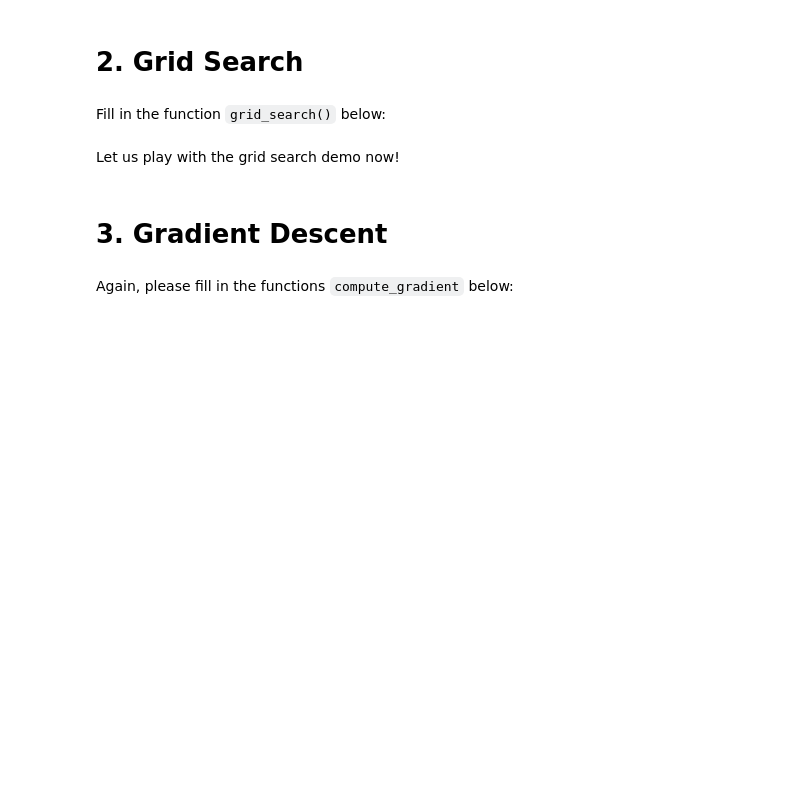
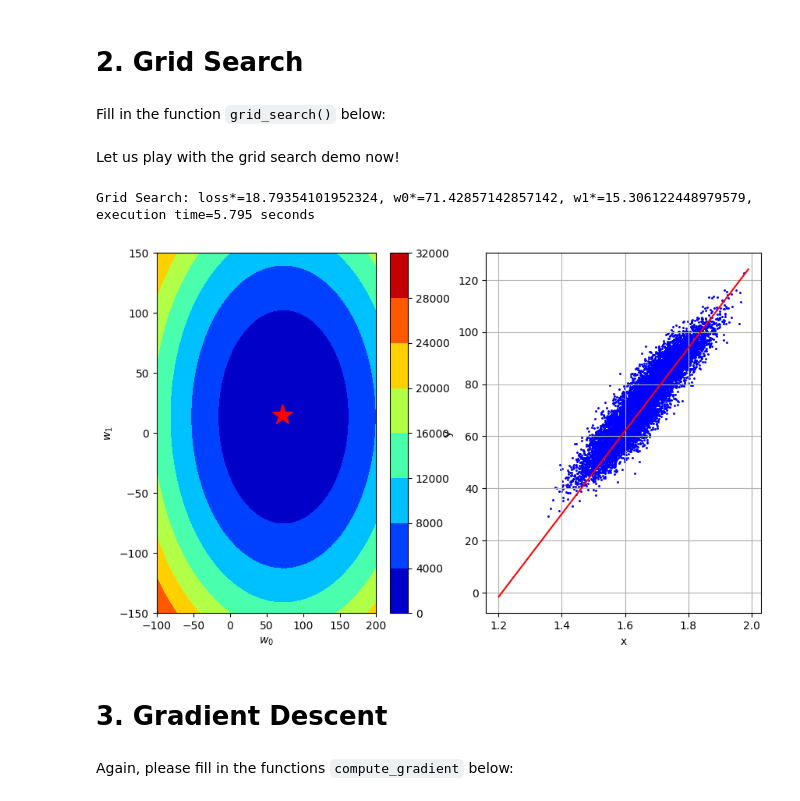
Before and after one commit to Selim-SHERIF/CS-433_Machine-Learning, a Jupyter notebook: labs/ex02/template/ex02.ipynb, the cells around one changed output. Saved outputs shown, nothing was run; the diff lists cells and outputs as text; code cells hidden in the pictures; blank space fills up the shorter version.

```diff
--- a/labs/ex02/template/ex02.ipynb
+++ b/labs/ex02/template/ex02.ipynb
@@ -40,10 +45,10 @@ def compute_loss(y, tx, w):
         the value of the loss (a scalar), corresponding to the input parameters w.
     """
     # ***************************************************
-    # INSERT YOUR CODE HERE
-    # TODO: compute loss by MSE
+    e = y - np.dot(tx,w)
+    MSE = (1/(2 *y.shape[0]))* np.dot (e.T,e)
+    return(MSE)
     # ***************************************************
-    raise NotImplementedError
 # %% [markdown]
 # 2. Grid Search
 # %% [markdown]
@@ -67,40 +72,47 @@ def grid_search(y, tx, grid_w0, grid_w1):
 
     losses = np.zeros((len(grid_w0), len(grid_w1)))
     # ***************************************************
-    # INSERT YOUR CODE HERE
-    # TODO: compute loss for each combination of w0 and w1.
+    num_grid_pts_w0 = grid_w0.shape[0]
+    num_grid_pts_w1 = grid_w1.shape[0]
+    for i in range(num_grid_pts_w0):
+        for j in range(num_grid_pts_w1):
+            w = np.array([grid_w0[i], grid_w1[j]])
+            losses[i, j] = compute_loss(y, tx, w)
     # ***************************************************
-    raise NotImplementedError
     return losses
 # %% [markdown]
 Let us play with the grid search demo now!
 # %%
 from grid_search import generate_w, get_best_parameters
 from plots import grid_visualization
 
+
 # Generate the grid of parameters to be swept
-grid_w0, grid_w1 = generate_w(num_intervals=10)
+grid_w0, grid_w1 = generate_w(num_intervals=50)
 
 # Start the grid search
 start_time = datetime.datetime.now()
 grid_losses = grid_search(y, tx, grid_w0, grid_w1)
 
 # Select the best combinaison
 loss_star, w0_star, w1_star = get_best_parameters(grid_w0, grid_w1, grid_losses)
 end_time = datetime.datetime.now()
 execution_time = (end_time - start_time).total_seconds()
 
 # Print the results
 print(
     "Grid Search: loss*={l}, w0*={w0}, w1*={w1}, execution time={t:.3f} seconds".format(
         l=loss_star, w0=w0_star, w1=w1_star, t=execution_time
     )
 )
 
 # Plot the results
 fig = grid_visualization(grid_losses, grid_w0, grid_w1, mean_x, std_x, height, weight)
 fig.set_size_inches(10.0, 6.0)
 fig.savefig("grid_plot")  # Optional saving
+# %% [output]
+Grid Search: loss*=18.79354101952324, w0*=71.42857142857142, w1*=15.306122448979579, execution time=5.795 seconds
+[figure, added]
 # %% [markdown]
 # 3. Gradient Descent
 # %% [markdown]
```
Also changed, not shown: parts of 14 cells of this notebook, 1 other file.
